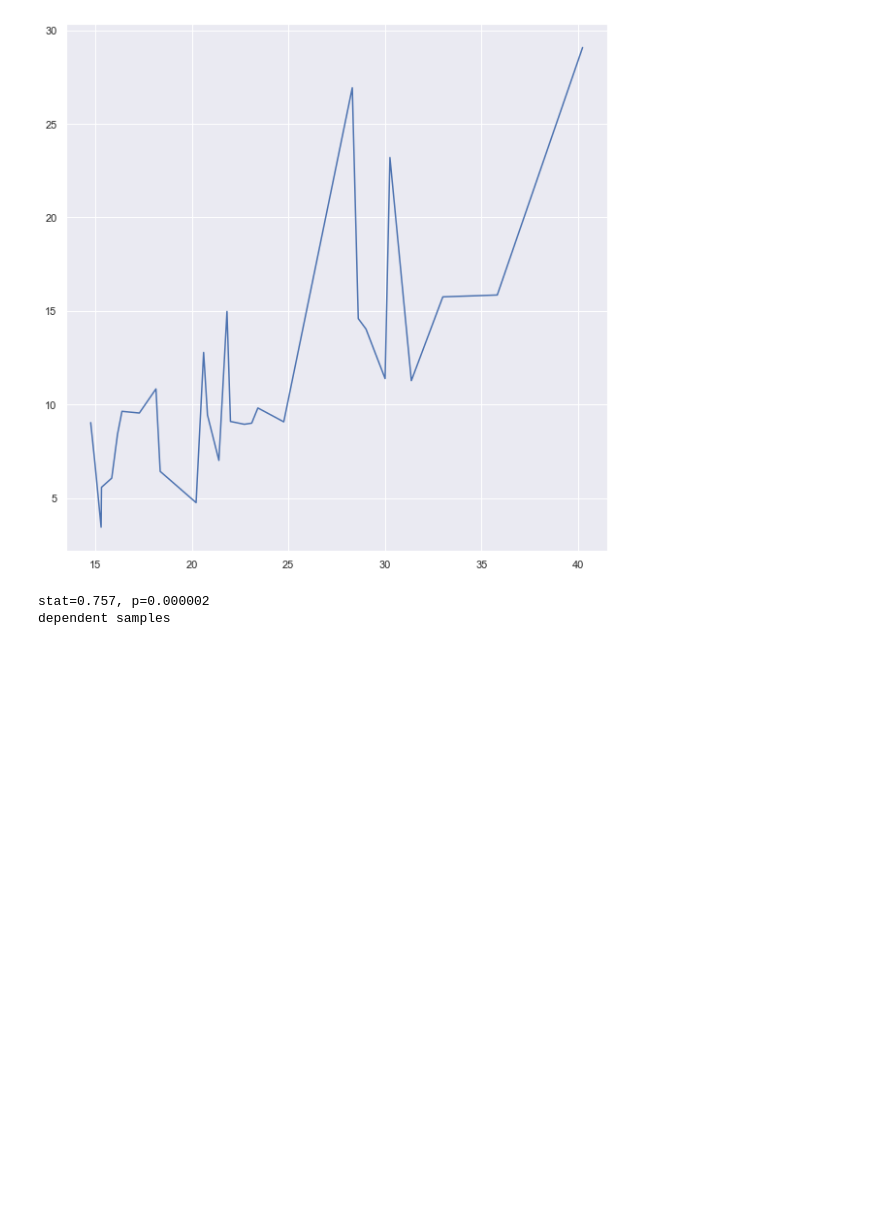
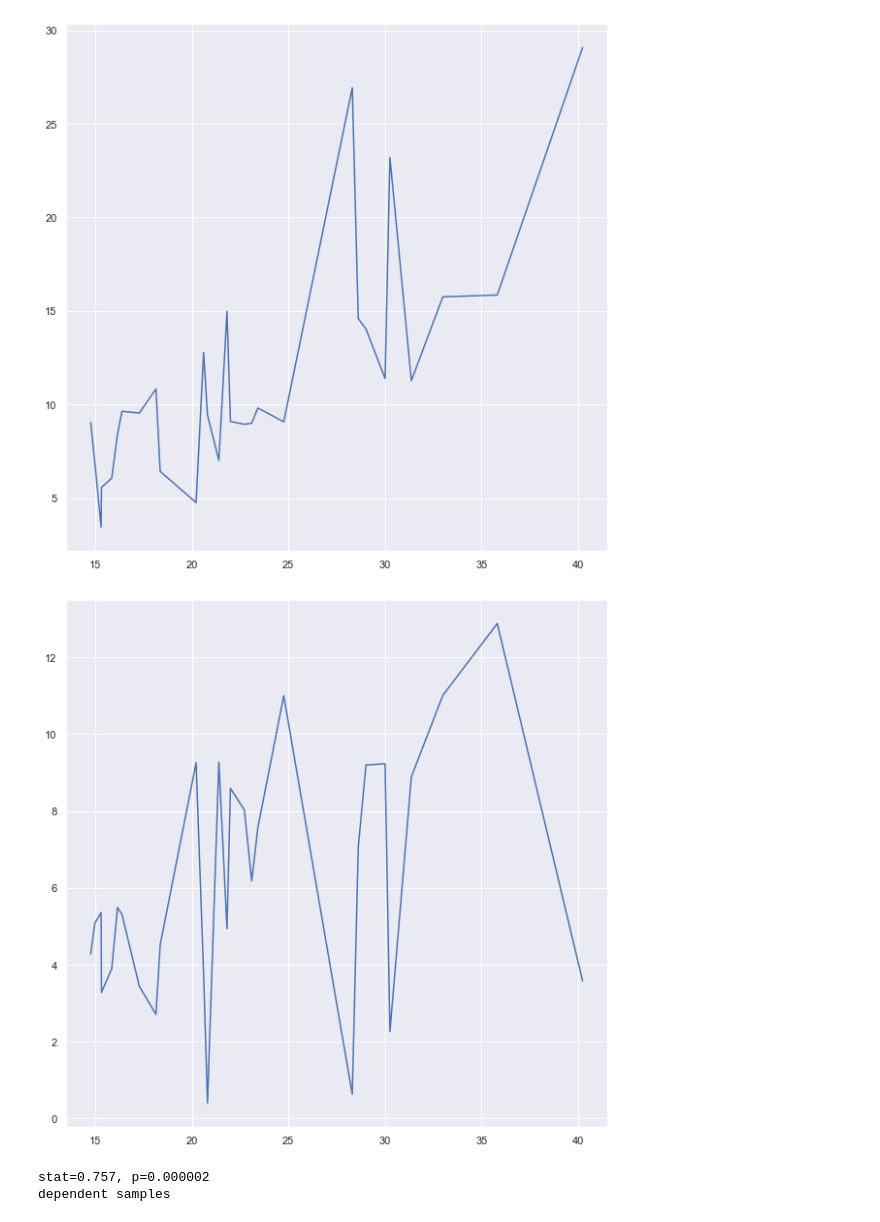
Before and after one commit to Riti70912/Video-game-Sales-Analysis, a Jupyter notebook: vgsales.ipynb, the cells around one changed output. Saved outputs shown, nothing was run; the diff lists cells and outputs as text; code cells hidden in the pictures; blank space fills up the shorter version.

```diff
--- a/vgsales.ipynb
+++ b/vgsales.ipynb
@@ -483,6 +493,17 @@ pyplot.plot(FirstSample,SecondSample)
 pyplot.show()
 # %% [output]
 [figure]
+# %%
+#person and spearman testing for correlation
+import matplotlib
+from matplotlib import pyplot
+FirstSample = videogame[1:30]['Global_Sales']
+SecondSample = videogame[1:30]['EU_Sales']
+
+pyplot.plot(FirstSample,SecondSample)
+pyplot.show()
+# %% [output]
+[figure, added]
 # %%
 #Spearman Rank Correlation
 from scipy.stats import spearmanr
```
Also changed, not shown: parts of 14 cells of this notebook.
